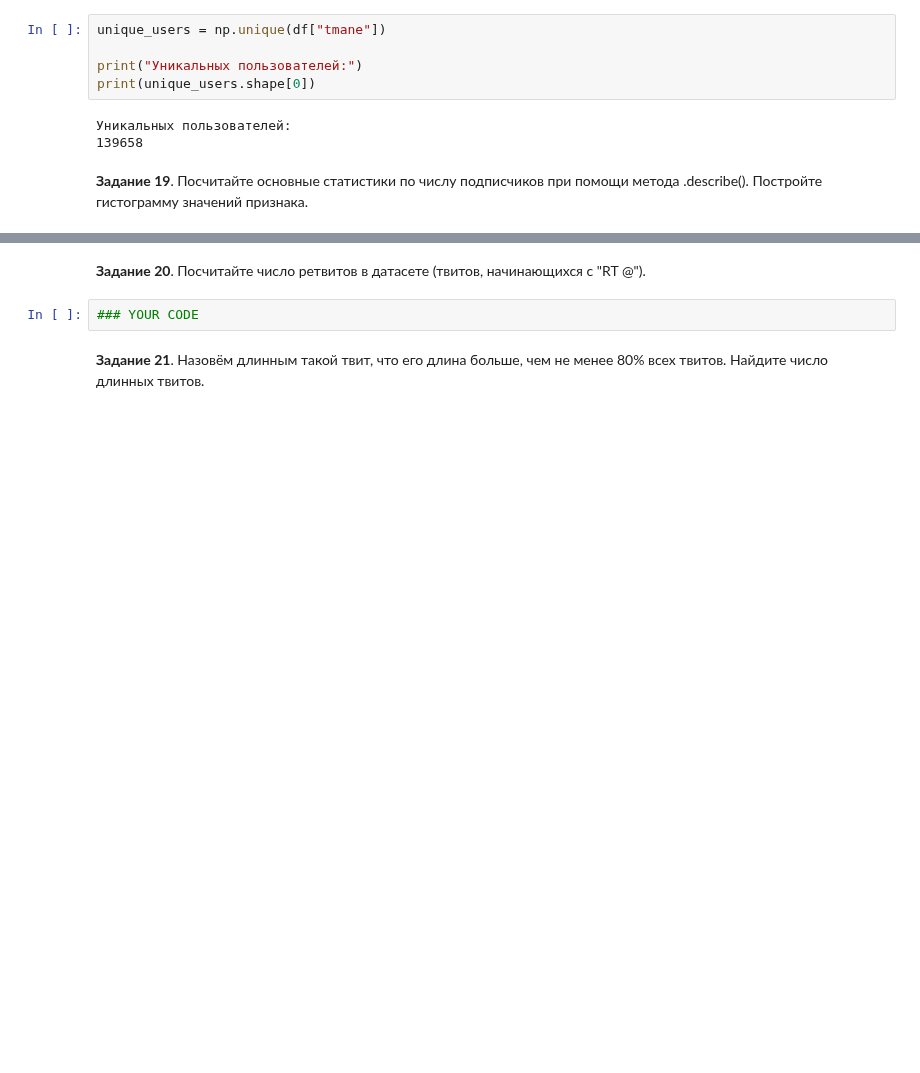
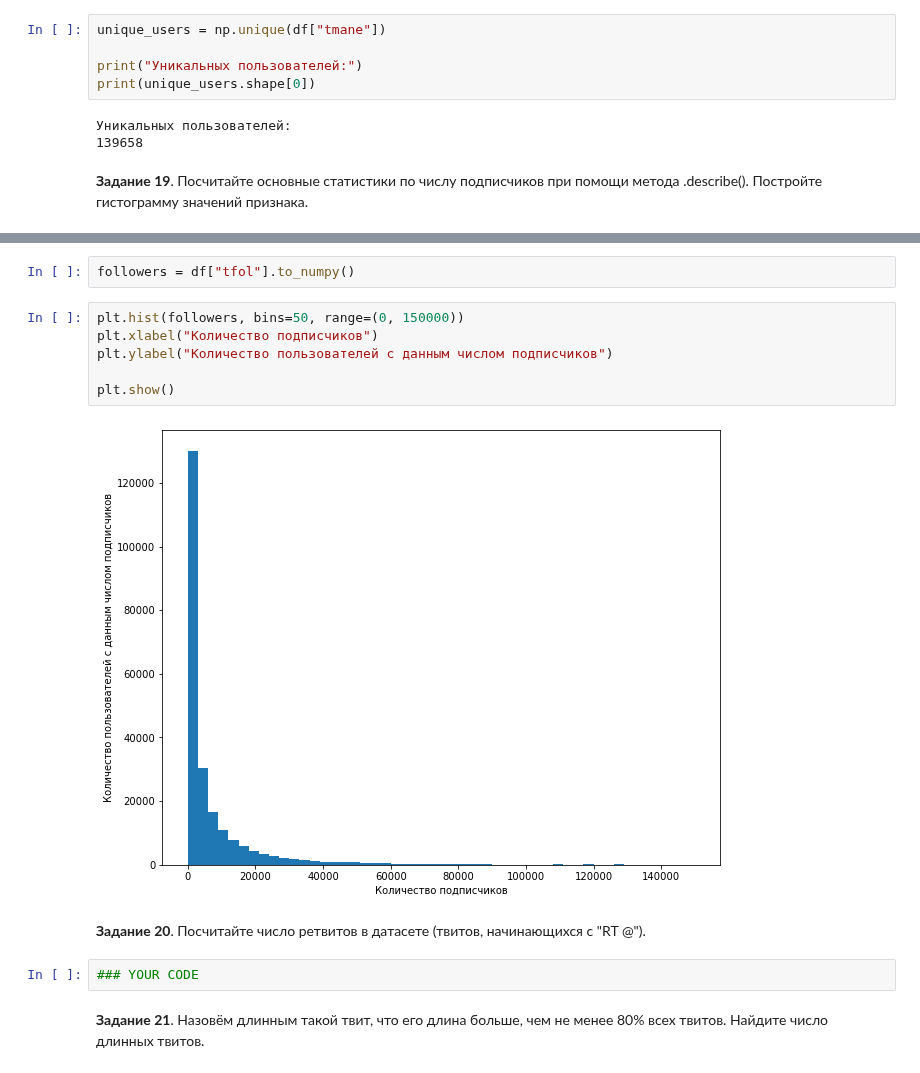
Before and after one commit to GlebChili/math-ml-hse-2019, a Jupyter notebook: hw1.ipynb, the cells around one changed output, grey strips where cells are left out. Drawn from its saved outputs; the diff is of its cells as text; blank space fills up the shorter version.

```diff
--- a/hw1.ipynb
+++ b/hw1.ipynb
@@ -624,3 +636,13 @@ __Задание 19__. Посчитайте основные статистик
+# %%
+followers = df["tfol"].to_numpy()
+# %%
+plt.hist(followers, bins=50, range=(0, 150000))
+plt.xlabel("Количество подписчиков")
+plt.ylabel("Количество пользователей с данным числом подписчиков")
+
+plt.show()
+# %% [output]
+[figure, added]
 # %% [markdown]
 __Задание 20__. Посчитайте число ретвитов в датасете (твитов, начинающихся с "RT @").
 # %%
```
Also changed, not shown: parts of 3 cells of this notebook.
